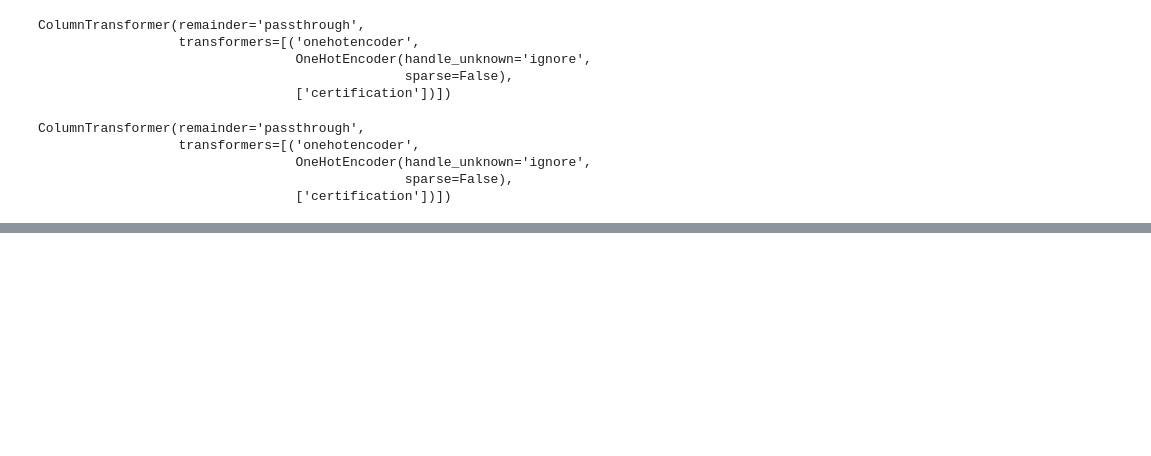
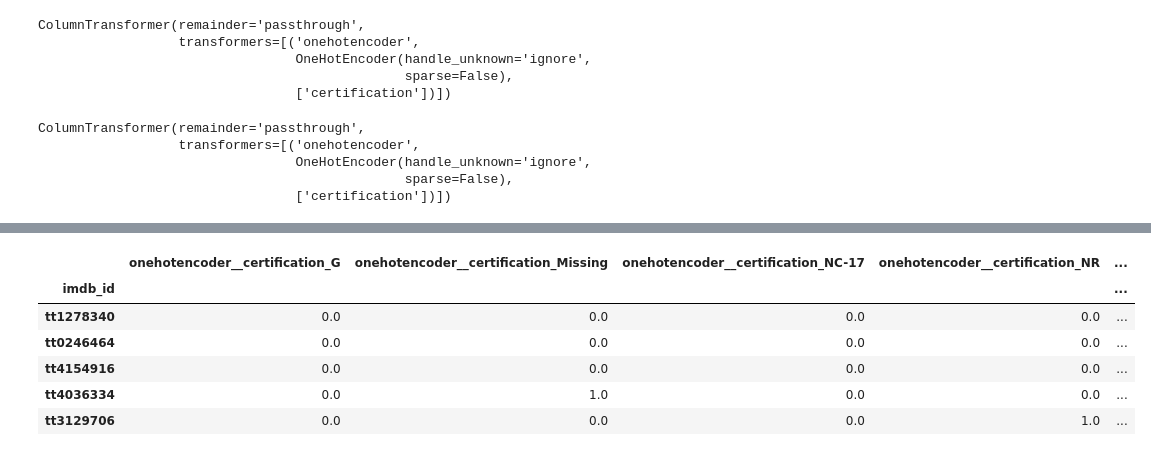
Before and after one commit to mvince33/imdb_predictions, a Jupyter notebook: linear_regression.ipynb, the cells around one changed output, grey strips where cells are left out. Drawn from its saved outputs; the diff is of its cells as text; code cells hidden in the pictures; blank space fills up the shorter version.

Commit message:
Added labels to data as a numpy array and converted back to data frame with feature names.

```diff
--- a/linear_regression.ipynb
+++ b/linear_regression.ipynb
@@ -243,0 +242,4 @@ X_train_processed.shape
+# %%
+# Get the one hot encoded feature names
+final_features = col_transformer.get_feature_names_out()
+final_features
@@ -243,0 +255,4 @@ X_train_processed.shape
+# %%
+# Replace 'remainder__budget' with 'budget'
+final_features[final_features == 'remainder__budget'] = 'budget'
+final_features
@@ -243,0 +267,17 @@ X_train_processed.shape
+# %%
+# Convert the processed data back to data frames
+X_train_df = pd.DataFrame(X_train_processed,
+                          columns = final_features,
+                          index = X_train.index)
+X_test_df = pd.DataFrame(X_test_processed,
+                         columns = final_features,
+                         index = X_test.index)
+display(X_train_df.head(), X_test_df.head())
+# %% [output]
+|  | onehotencoder__certification_G | onehotencoder__certification_Missing | onehotencoder__certification_NC-17 | onehotencoder__certification_NR | ... |
+| imdb_id |  |  |  |  | ... |
+| tt1278340 | 0.0 | 0.0 | 0.0 | 0.0 | ... |
+| tt0246464 | 0.0 | 0.0 | 0.0 | 0.0 | ... |
+| tt4154916 | 0.0 | 0.0 | 0.0 | 0.0 | ... |
+| tt4036334 | 0.0 | 1.0 | 0.0 | 0.0 | ... |
+| tt3129706 | 0.0 | 0.0 | 0.0 | 1.0 | ... |
```
Also changed, not shown: parts of 8 cells of this notebook.
